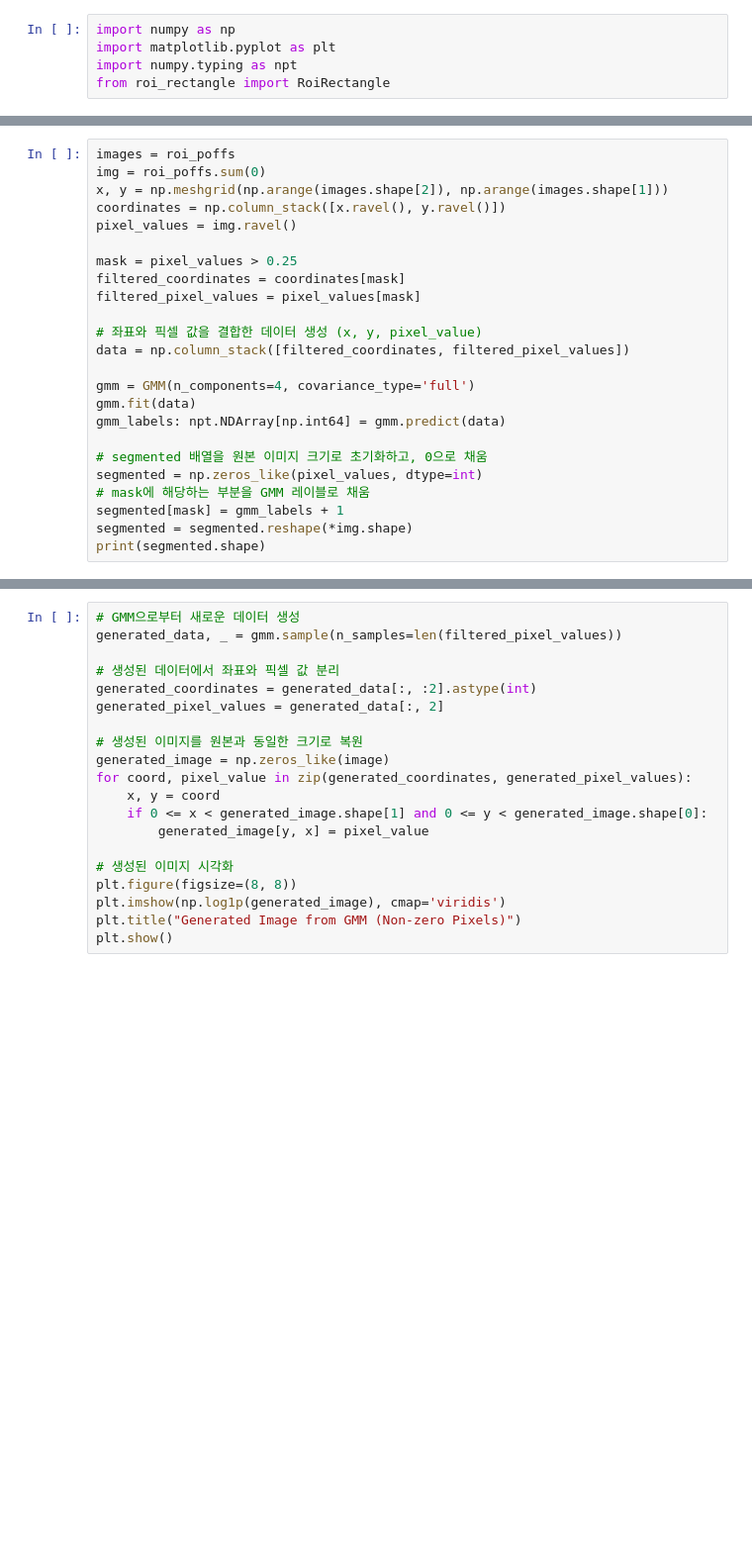
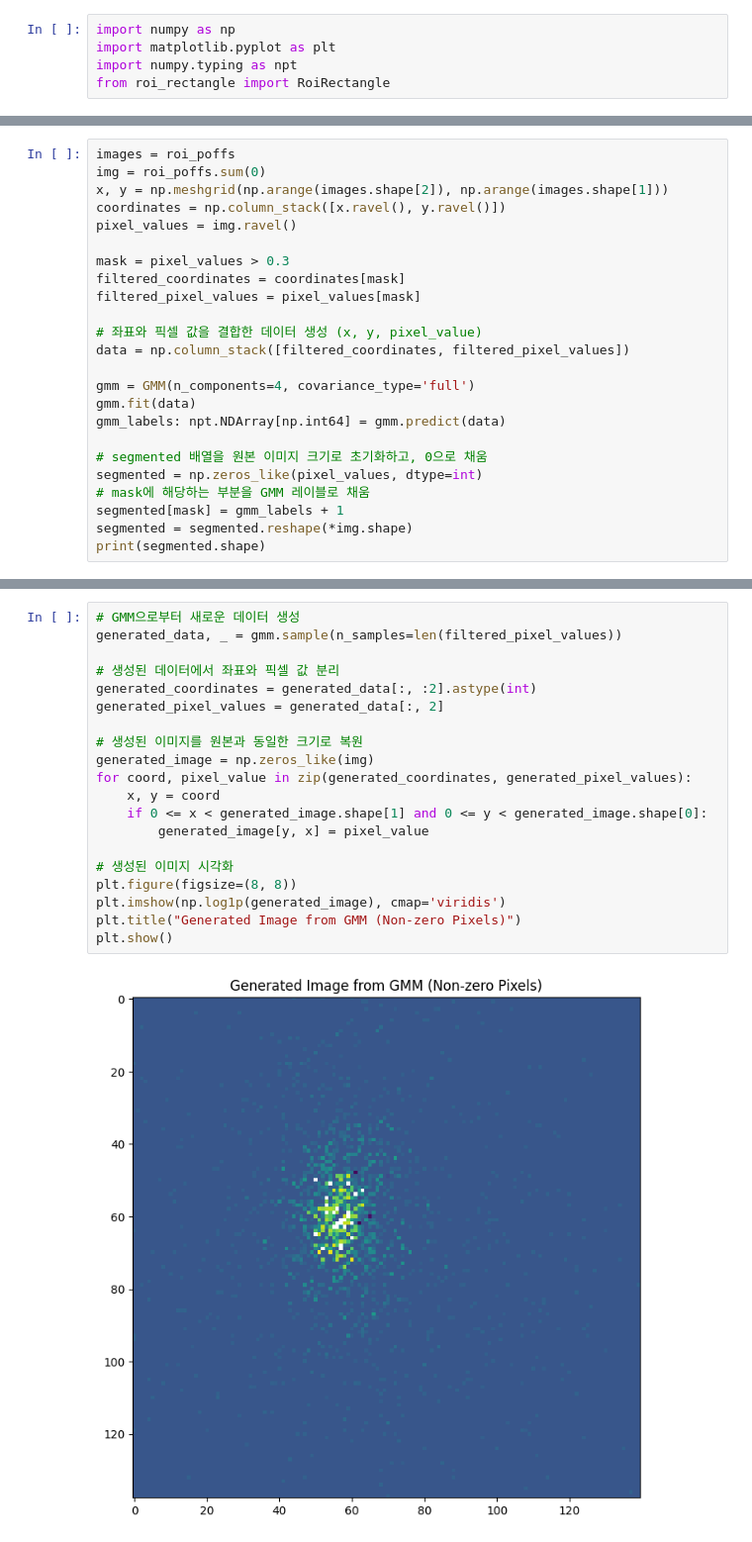
Before and after one commit to SJB7777/STO-XFEL, a Jupyter notebook: notebooks/GMM.ipynb, the cells around one changed output, grey strips where cells are left out. Shown at 99% size. Cells and saved outputs as stored; diff of their text form; blank space fills up the shorter version.

```diff
--- a/notebooks/GMM.ipynb
+++ b/notebooks/GMM.ipynb
@@ -133,7 +178,7 @@ x, y = np.meshgrid(np.arange(images.shape[2]), np.arange(images.shape[1]))
 coordinates = np.column_stack([x.ravel(), y.ravel()])
 pixel_values = img.ravel()
 
-mask = pixel_values > 0.25
+mask = pixel_values > 0.3
 filtered_coordinates = coordinates[mask]
 filtered_pixel_values = pixel_values[mask]
 
@@ -166,20 +220,22 @@ ax.set_title("Pump Off segmented")
 # %%
 # GMM으로부터 새로운 데이터 생성
 generated_data, _ = gmm.sample(n_samples=len(filtered_pixel_values))
 
 # 생성된 데이터에서 좌표와 픽셀 값 분리
 generated_coordinates = generated_data[:, :2].astype(int)
 generated_pixel_values = generated_data[:, 2]
 
 # 생성된 이미지를 원본과 동일한 크기로 복원
-generated_image = np.zeros_like(image)
+generated_image = np.zeros_like(img)
 for coord, pixel_value in zip(generated_coordinates, generated_pixel_values):
     x, y = coord
     if 0 <= x < generated_image.shape[1] and 0 <= y < generated_image.shape[0]:
         generated_image[y, x] = pixel_value
 
 # 생성된 이미지 시각화
 plt.figure(figsize=(8, 8))
 plt.imshow(np.log1p(generated_image), cmap='viridis')
 plt.title("Generated Image from GMM (Non-zero Pixels)")
 plt.show()
+# %% [output]
+[figure, added]
```
Also changed, not shown: parts of 14 cells of this notebook, 3 other files.
